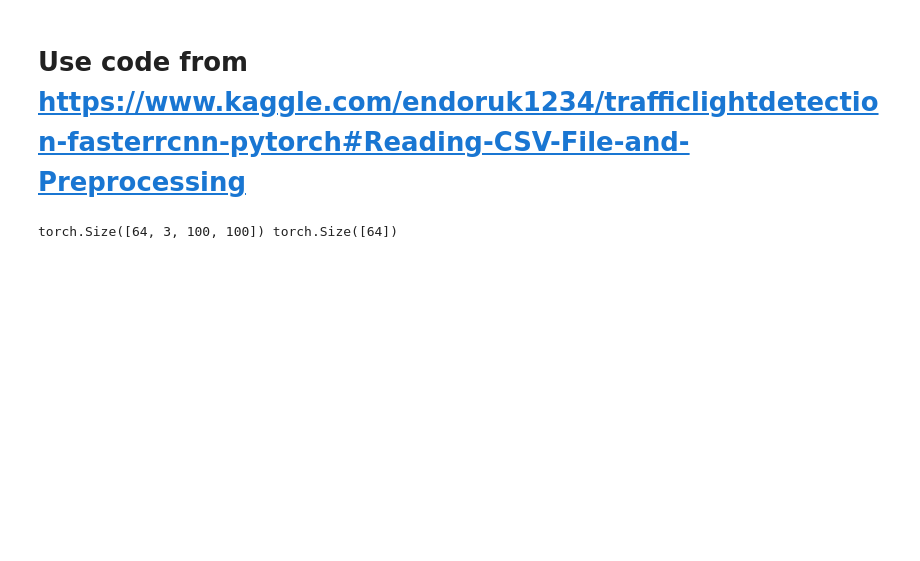
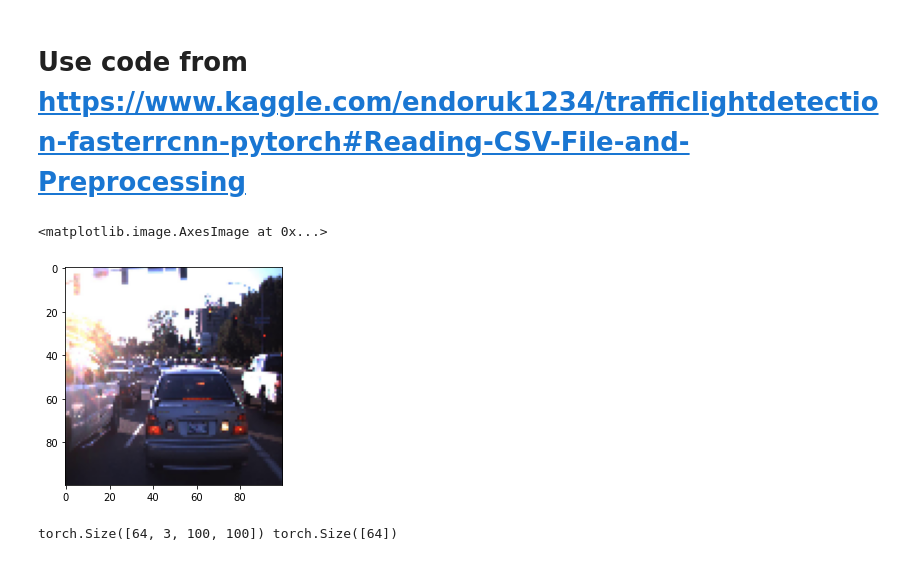
Before and after one commit to DawnLIU35/NU_EE424_SwarmLearning, a Jupyter notebook: examples/LISA_Traffic_Light4/model/PreData.ipynb, the cells around one changed output. Saved outputs shown, nothing was run; the diff lists cells and outputs as text; code cells hidden in the pictures; blank space fills up the shorter version.

```diff
--- a/examples/LISA_Traffic_Light4/model/PreData.ipynb
+++ b/examples/LISA_Traffic_Light4/model/PreData.ipynb
@@ -32,3 +32,16 @@ np.savez_compressed('../app-data/TrafficImages.npz',
+# %%
+TrainDs, _, TestDs = GetDataset(args)
+trainloader = torch.utils.data.DataLoader(TrainDs, 10, shuffle=True)
+testloader = torch.utils.data.DataLoader(TestDs, 10)
+x_train, y_train = next(iter(trainloader))
+x_test, y_test = next(iter(testloader))
+i = 5
+img = np.array(np.transpose(x_train, (0,2,3,1)))
+f, ax = plt.subplots()
+ax.imshow(img[i,:,:,:].astype('uint8'))
+# %% [output]
+<matplotlib.image.AxesImage at 0x...>
+[figure, added]
 # %%
 def collate_fn(batch):
     return tuple(zip(*batch))
```
Also changed, not shown: parts of 1 cell of this notebook, 4 other files.
